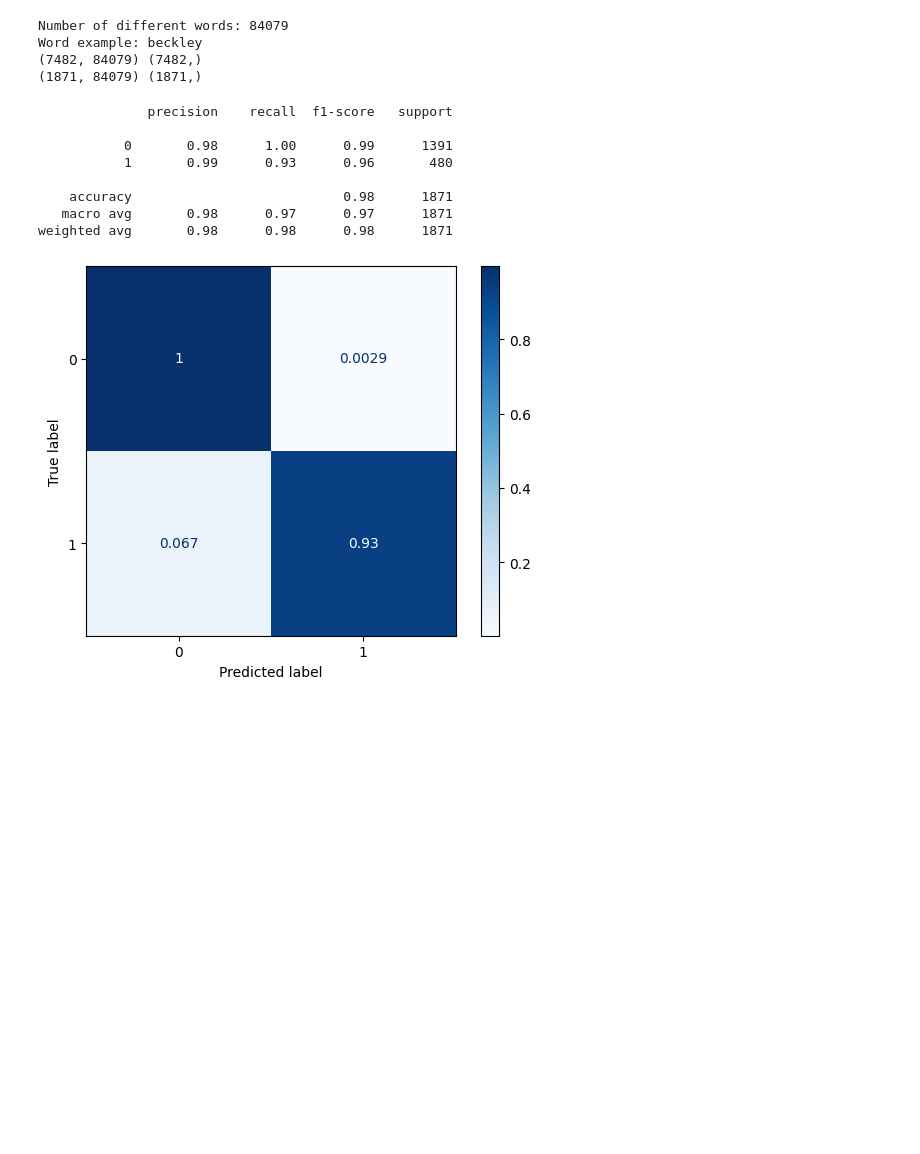
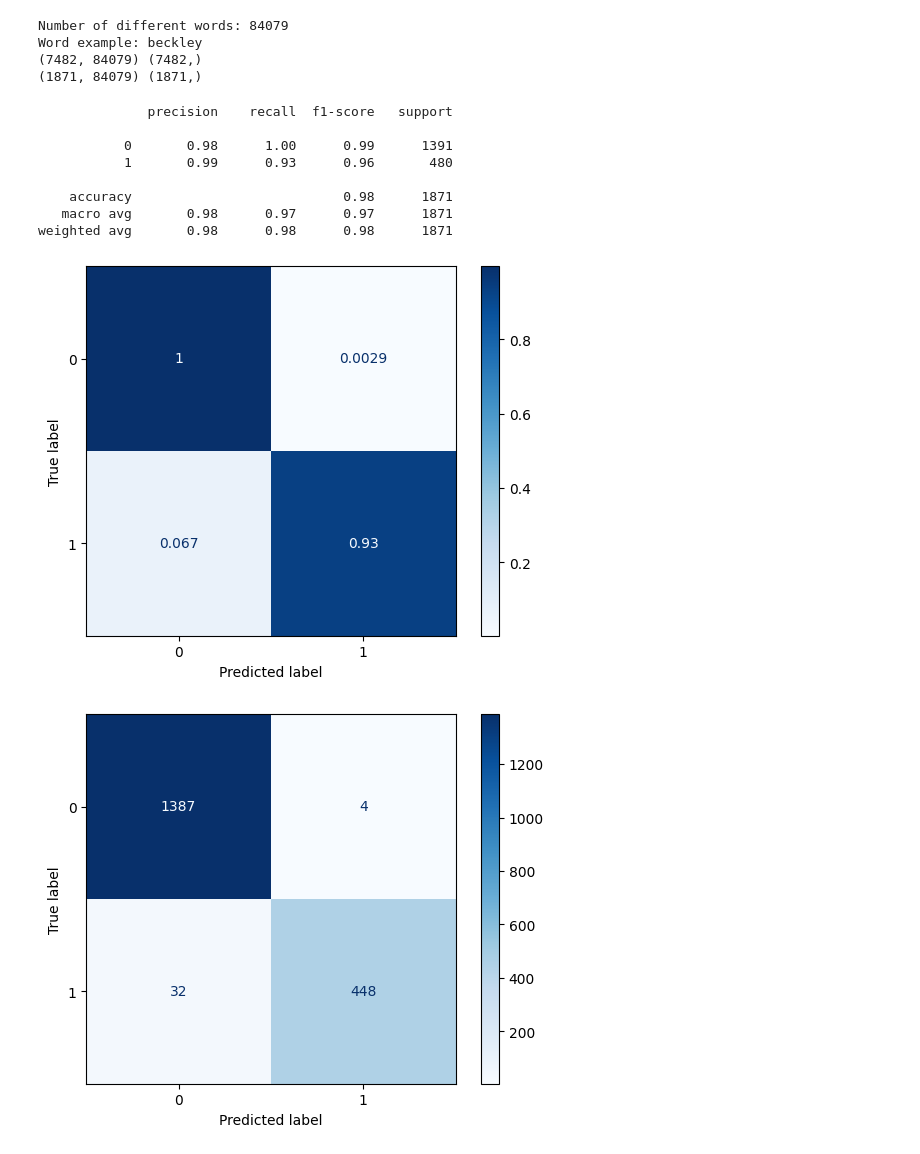
Before and after one commit to ahosk/qtw_smu, a Jupyter notebook: Case Study 3: Clustering/Notebooks/CS3.ipynb, the cells around one changed output. Cells and saved outputs as stored; diff of their text form; code cells hidden in the pictures; blank space fills up the shorter version.

Commit message:
adding new confusion matrix

```diff
--- a/Case Study 3: Clustering/Notebooks/CS3.ipynb
+++ b/Case Study 3: Clustering/Notebooks/CS3.ipynb
@@ -177,23 +177,25 @@ Word example: beckley
 # %%
 # Create classifier.
 clf = MultinomialNB(alpha=.2)
 
 # Fit the classifier on the training features and labels.
 clf.fit(X_train, y_train)
 
 # Make prediction - Store predictions in a list named pred.
 pred = clf.predict(X_test)
 
 accuracy_score(y_test,pred)
 print(classification_report(y_test,pred))
 ConfusionMatrixDisplay.from_predictions(y_test,pred,normalize='true',cmap='Blues');
+ConfusionMatrixDisplay.from_estimator(clf,X_test,y_test,cmap='Blues');
 # %% [output]
               precision    recall  f1-score   support
 
            0       0.98      1.00      0.99      1391
            1       0.99      0.93      0.96       480
 
     accuracy                           0.98      1871
    macro avg       0.98      0.97      0.97      1871
 weighted avg       0.98      0.98      0.98      1871
 [figure]
+[figure, added]
```
